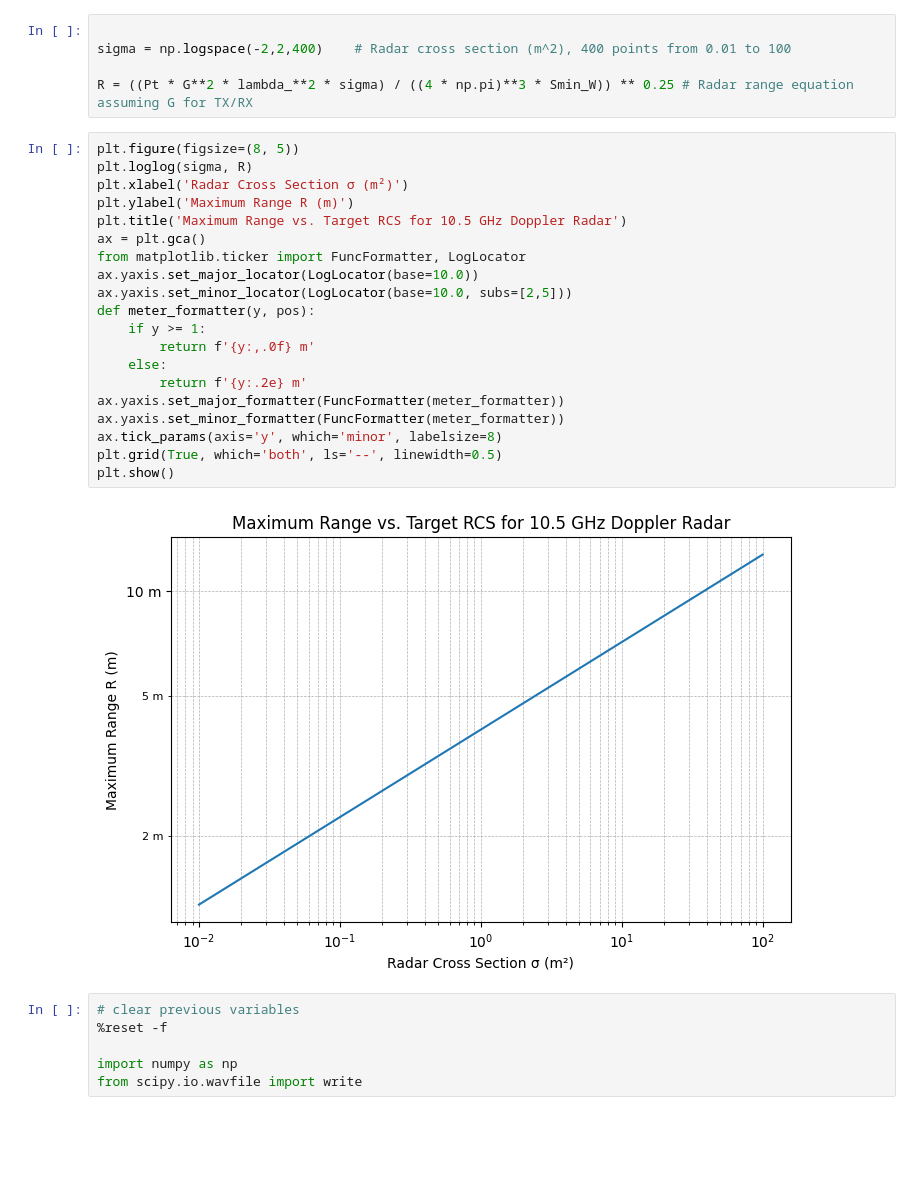
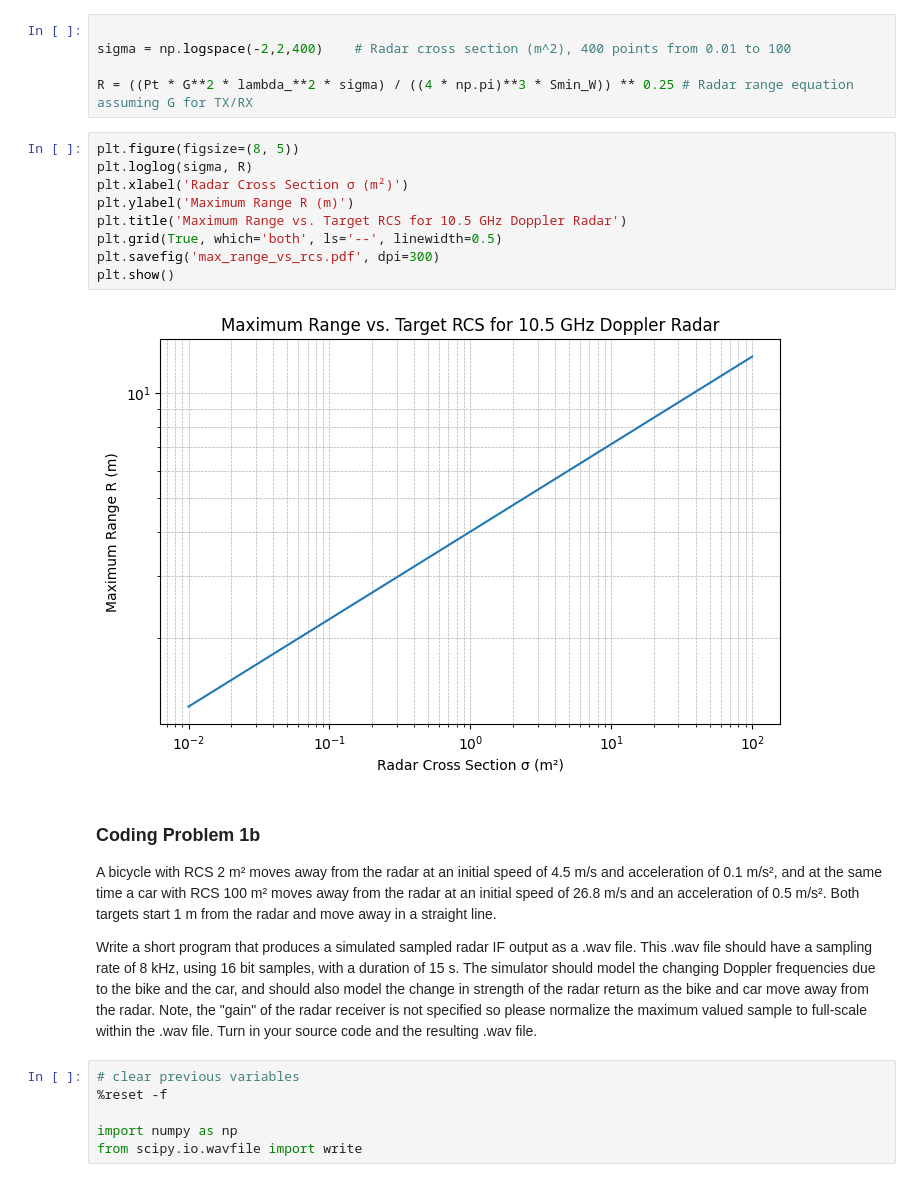
Before and after one commit to tgulur/EEP592A-HW1, a Jupyter notebook: tejas_gulur_hw1_problem1.ipynb, the cells around one changed output. Drawn from its saved outputs; the diff is of its cells as text; blank space fills up the shorter version.

Commit message:
Added markdown for entire file and PDF saving for coding problem 1a

```diff
--- a/tejas_gulur_hw1_problem1.ipynb
+++ b/tejas_gulur_hw1_problem1.ipynb
@@ -19,25 +26,20 @@ R = ((Pt * G**2 * lambda_**2 * sigma) / ((4 * np.pi)**3 * Smin_W)) ** 0.25 # Rad
 # %%
 plt.figure(figsize=(8, 5))
 plt.loglog(sigma, R)
 plt.xlabel('Radar Cross Section σ (m²)')
 plt.ylabel('Maximum Range R (m)')
 plt.title('Maximum Range vs. Target RCS for 10.5 GHz Doppler Radar')
-ax = plt.gca()
-from matplotlib.ticker import FuncFormatter, LogLocator
-ax.yaxis.set_major_locator(LogLocator(base=10.0))
-ax.yaxis.set_minor_locator(LogLocator(base=10.0, subs=[2,5]))
-def meter_formatter(y, pos):
-    if y >= 1:
-        return f'{y:,.0f} m'
-    else:
-        return f'{y:.2e} m'
-ax.yaxis.set_major_formatter(FuncFormatter(meter_formatter))
-ax.yaxis.set_minor_formatter(FuncFormatter(meter_formatter))
-ax.tick_params(axis='y', which='minor', labelsize=8)
 plt.grid(True, which='both', ls='--', linewidth=0.5)
+plt.savefig('max_range_vs_rcs.pdf', dpi=300)
 plt.show()
 # %% [output]
-[figure, old version]
+[figure, new version]
+# %% [markdown]
+### Coding Problem 1b
+
+A bicycle with RCS 2 m² moves away from the radar at an initial speed of 4.5 m/s and acceleration of 0.1 m/s², and at the same time a car with RCS 100 m² moves away from the radar at an initial speed of 26.8 m/s and an acceleration of 0.5 m/s². Both targets start 1 m from the radar and move away in a straight line.
+
+Write a short program that produces a simulated sampled radar IF output as a .wav file. This .wav file should have a sampling rate of 8 kHz, using 16 bit samples, with a duration of 15 s. The simulator should model the changing Doppler frequencies due to the bike and the car, and should also model the change in strength of the radar return as the bike and car move away from the radar. Note, the "gain" of the radar receiver is not specified so please normalize the maximum valued sample to full-scale within the .wav file. Turn in your source code and the resulting .wav file.
 # %%
 # clear previous variables
 %reset -f
```
Also changed, not shown: parts of 4 cells of this notebook, 3 other files.
